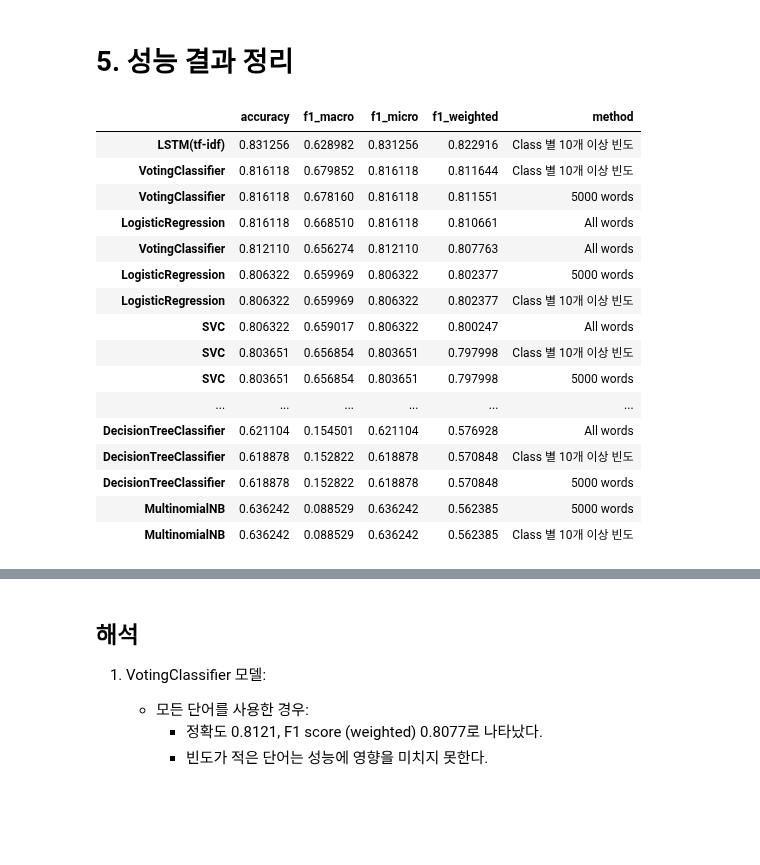
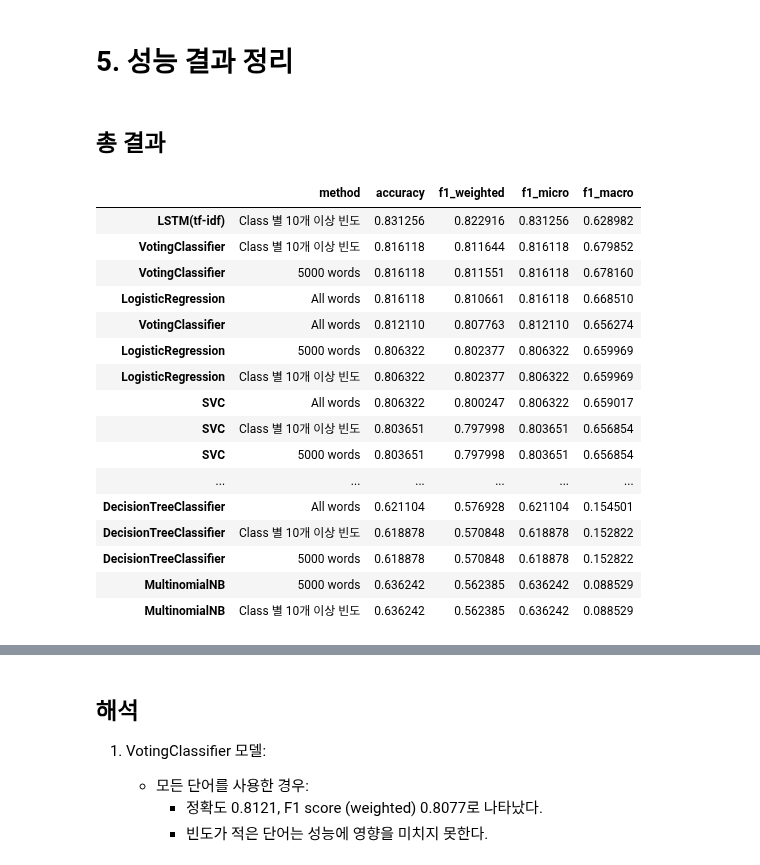
Before and after one commit to seongyeon1/aiffel, a Jupyter notebook: GoingDeeper/reuters_classification/뉴스 카테고리 다중분류-프로젝트.ipynb, the cells around one changed output, grey strips where cells are left out. Cells and saved outputs as stored; diff of their text form; code cells hidden in the pictures; blank space fills up the shorter version.

```diff
--- a/GoingDeeper/reuters_classification/뉴스 카테고리 다중분류-프로젝트.ipynb
+++ b/GoingDeeper/reuters_classification/뉴스 카테고리 다중분류-프로젝트.ipynb
@@ -1402,23 +1402,25 @@ r = r.sort_values(by='f1_weighted', ascending=False)
 r.to_csv('./experiments/all_result.csv')
 # %% [markdown]
 # 5. 성능 결과 정리
+# %% [markdown]
+## 총 결과
 # %%
-r
+r.iloc[:,[-1, 0, -2, -3, -4]]
 # %% [output]
-|  | accuracy | f1_macro | f1_micro | f1_weighted | method |
-| LSTM(tf-idf) | 0.831256 | 0.628982 | 0.831256 | 0.822916 | Class 별 10개 이상 빈도 |
-| VotingClassifier | 0.816118 | 0.679852 | 0.816118 | 0.811644 | Class 별 10개 이상 빈도 |
-| VotingClassifier | 0.816118 | 0.678160 | 0.816118 | 0.811551 | 5000 words |
-| LogisticRegression | 0.816118 | 0.668510 | 0.816118 | 0.810661 | All words |
-| VotingClassifier | 0.812110 | 0.656274 | 0.812110 | 0.807763 | All words |
-| LogisticRegression | 0.806322 | 0.659969 | 0.806322 | 0.802377 | 5000 words |
-| LogisticRegression | 0.806322 | 0.659969 | 0.806322 | 0.802377 | Class 별 10개 이상 빈도 |
-| SVC | 0.806322 | 0.659017 | 0.806322 | 0.800247 | All words |
-| SVC | 0.803651 | 0.656854 | 0.803651 | 0.797998 | Class 별 10개 이상 빈도 |
-| SVC | 0.803651 | 0.656854 | 0.803651 | 0.797998 | 5000 words |
+|  | method | accuracy | f1_weighted | f1_micro | f1_macro |
+| LSTM(tf-idf) | Class 별 10개 이상 빈도 | 0.831256 | 0.822916 | 0.831256 | 0.628982 |
+| VotingClassifier | Class 별 10개 이상 빈도 | 0.816118 | 0.811644 | 0.816118 | 0.679852 |
+| VotingClassifier | 5000 words | 0.816118 | 0.811551 | 0.816118 | 0.678160 |
+| LogisticRegression | All words | 0.816118 | 0.810661 | 0.816118 | 0.668510 |
+| VotingClassifier | All words | 0.812110 | 0.807763 | 0.812110 | 0.656274 |
+| LogisticRegression | 5000 words | 0.806322 | 0.802377 | 0.806322 | 0.659969 |
+| LogisticRegression | Class 별 10개 이상 빈도 | 0.806322 | 0.802377 | 0.806322 | 0.659969 |
+| SVC | All words | 0.806322 | 0.800247 | 0.806322 | 0.659017 |
+| SVC | Class 별 10개 이상 빈도 | 0.803651 | 0.797998 | 0.803651 | 0.656854 |
+| SVC | 5000 words | 0.803651 | 0.797998 | 0.803651 | 0.656854 |
 | ... | ... | ... | ... | ... | ... |
-| DecisionTreeClassifier | 0.621104 | 0.154501 | 0.621104 | 0.576928 | All words |
-| DecisionTreeClassifier | 0.618878 | 0.152822 | 0.618878 | 0.570848 | Class 별 10개 이상 빈도 |
-| DecisionTreeClassifier | 0.618878 | 0.152822 | 0.618878 | 0.570848 | 5000 words |
-| MultinomialNB | 0.636242 | 0.088529 | 0.636242 | 0.562385 | 5000 words |
-| MultinomialNB | 0.636242 | 0.088529 | 0.636242 | 0.562385 | Class 별 10개 이상 빈도 |
+| DecisionTreeClassifier | All words | 0.621104 | 0.576928 | 0.621104 | 0.154501 |
+| DecisionTreeClassifier | Class 별 10개 이상 빈도 | 0.618878 | 0.570848 | 0.618878 | 0.152822 |
+| DecisionTreeClassifier | 5000 words | 0.618878 | 0.570848 | 0.618878 | 0.152822 |
+| MultinomialNB | 5000 words | 0.636242 | 0.562385 | 0.636242 | 0.088529 |
+| MultinomialNB | Class 별 10개 이상 빈도 | 0.636242 | 0.562385 | 0.636242 | 0.088529 |
```
Also changed, not shown: parts of 2 cells of this notebook.
